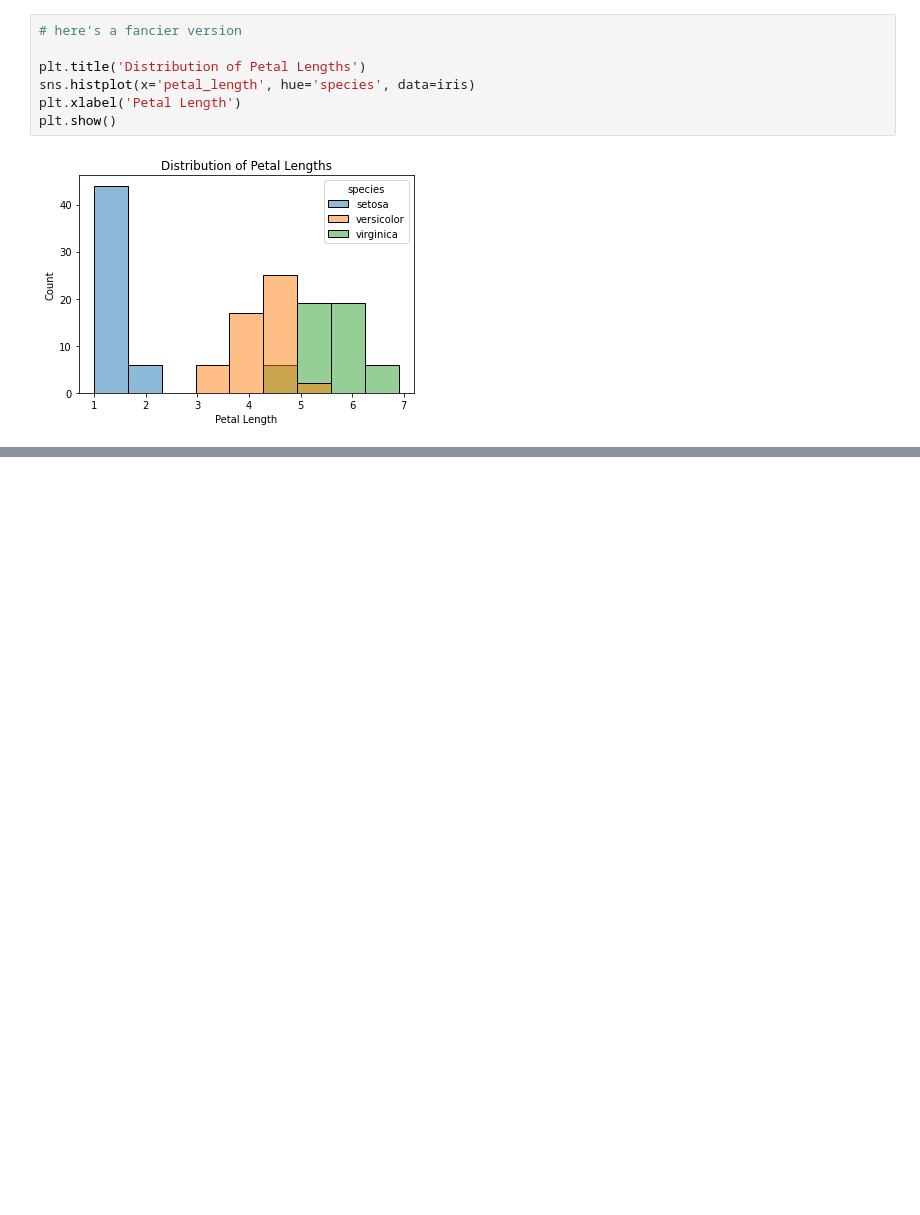
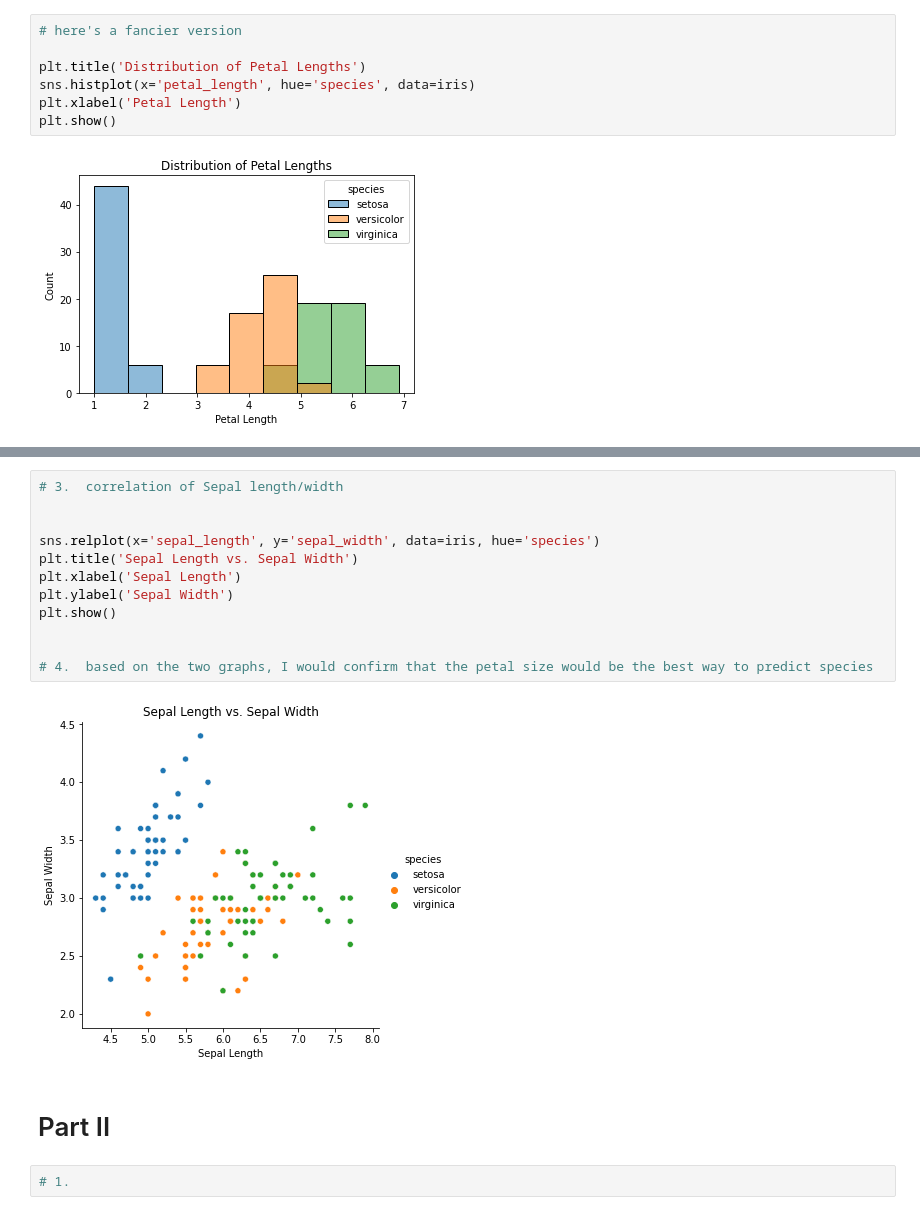
Before and after one commit to BraedenWright/numpy-pandas-visualization-exercises, a Jupyter notebook: seaborn_exercises.ipynb, the cells around one changed output, grey strips where cells are left out. Saved outputs shown, nothing was run; the diff lists cells and outputs as text; blank space fills up the shorter version.

```diff
--- a/seaborn_exercises.ipynb
+++ b/seaborn_exercises.ipynb
@@ -70,0 +81,18 @@ plt.show()
+# %%
+# 3.  correlation of Sepal length/width
+
+
+sns.relplot(x='sepal_length', y='sepal_width', data=iris, hue='species')
+plt.title('Sepal Length vs. Sepal Width')
+plt.xlabel('Sepal Length')
+plt.ylabel('Sepal Width')
+plt.show()
+
+
+# 4.  based on the two graphs, I would confirm that the petal size would be the best way to predict species
+# %% [output]
+[figure, added]
+# %% [markdown]
+# Part II
+# %%
+# 1.
```
Also changed, not shown: parts of 2 cells of this notebook, 1 other file.
